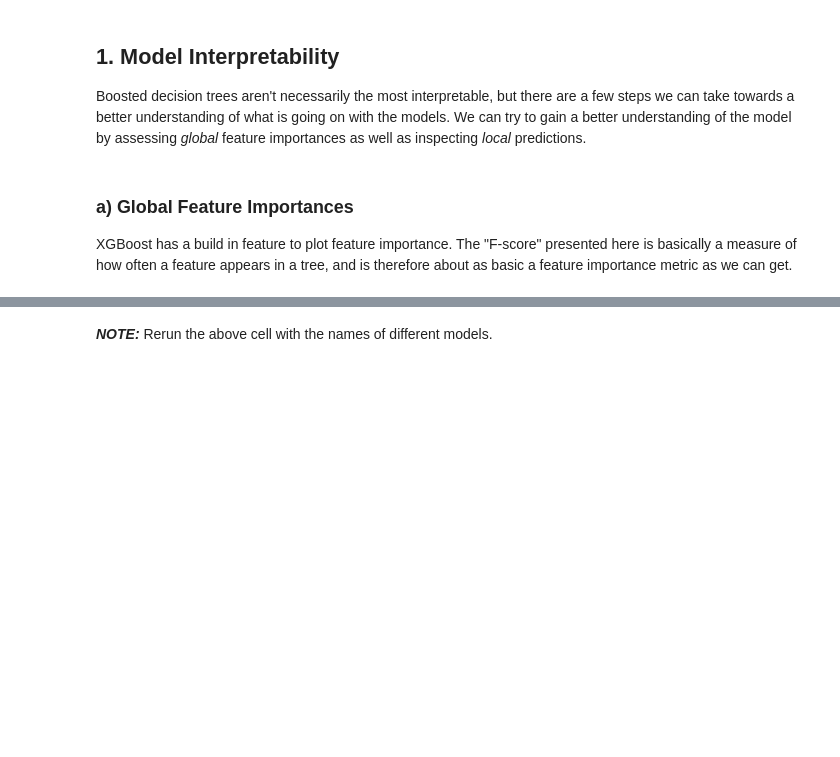
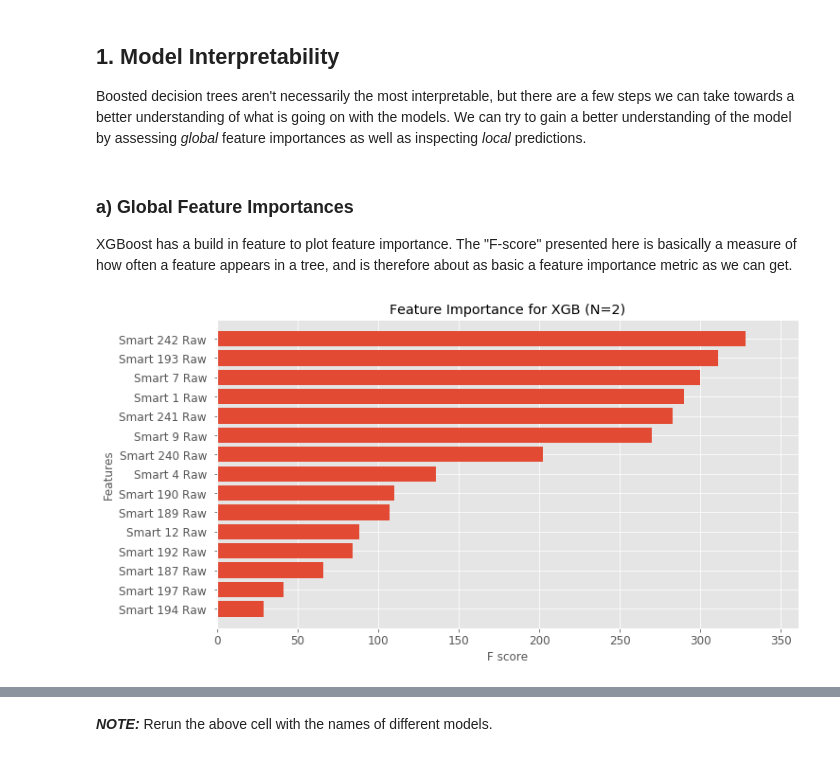
Before and after one commit to Kuebic/Thinkful, a Jupyter notebook: Final_Project/Model_Interpretability.ipynb, the cells around one changed output, grey strips where cells are left out. Saved outputs shown, nothing was run; the diff lists cells and outputs as text; code cells hidden in the pictures; blank space fills up the shorter version.

```diff
--- a/Final_Project/Model_Interpretability.ipynb
+++ b/Final_Project/Model_Interpretability.ipynb
@@ -3,25 +3,26 @@
 
 In this notebook we will try to understand our models. The goal is to go beyond machine learning metrics commonly used for evaluation and instead focus on other important aspects (see also `test.py`)
 # %%
-from google.cloud import storage
-
 import warnings
 warnings.filterwarnings('ignore')
+
+import os
+import glob
 
 import pickle
 from sklearn import metrics
 import xgboost as xgb
 import pandas as pd
 import numpy as np
-import shap
+import shap #v0.35, future version may have a fix
 
 from matplotlib import pyplot as plt
 plt.style.use('ggplot')
 
-storage_client = storage.Client()
+HDD_PATH = os.path.join('datasets', 'drive_stats', 'test')
 
 # Change these if needed!
-MODEL_PATH = 'train_results/{}.pickle.dat'
+MODEL_PATH = os.path.join('exploring_models')
 # %% [markdown]
 ## **1. Model Interpretability**
 
@@ -43,14 +44,14 @@ TITLES = ['Baseline',
          'XGB w/ History (N=30)']
 
 MODELS =  ['baseline',
-           '50_50_fail_today',
-           '50_50_fail_today_or_tomorrow',
-           '50_50_fail_this_week',
-           '50_50_fail_this_month',
-           '50_50_fail_today_history',
-           '50_50_fail_today_or_tomorrow_history',
-           '50_50_fail_this_week_history',
-           '50_50_fail_this_month_history']
+           'fail_today_xgb',
+           'fail_today_or_tomorrow_xgb',
+           'fail_this_xgb_week',
+           'fail_this_xgb_month',
+           'fail_today_xgb_history',
+           'fail_today_or_tomorrow_xgb_history',
+           'fail_this_week_xgb_history',
+           'fail_this_month_xgb_history']
 
 TITLE_DICT = dict(zip(MODELS, TITLES))
 
@@ -71,7 +72,7 @@ def get_model(model, model_path):
     loaded_model : Model
         Trained Sklearn/xgboost model used to make predictions
     """
-    model_file = model_path.format(model)
+    model_file = os.path.join(model_path, model + '.pickle.dat')
     loaded_model = pickle.load(open(model_file, "rb"))
 
     return loaded_model
@@ -108,4 +109,6 @@ def plot_importances(model, save=False):
 
     plt.show()
 # %%
-plot_importances('50_50_fail_today_or_tomorrow')
+plot_importances('fail_today_or_tomorrow_xgb')
+# %% [output]
+[figure, added]
```
Also changed, not shown: parts of 8 cells of this notebook, 9 other files.
